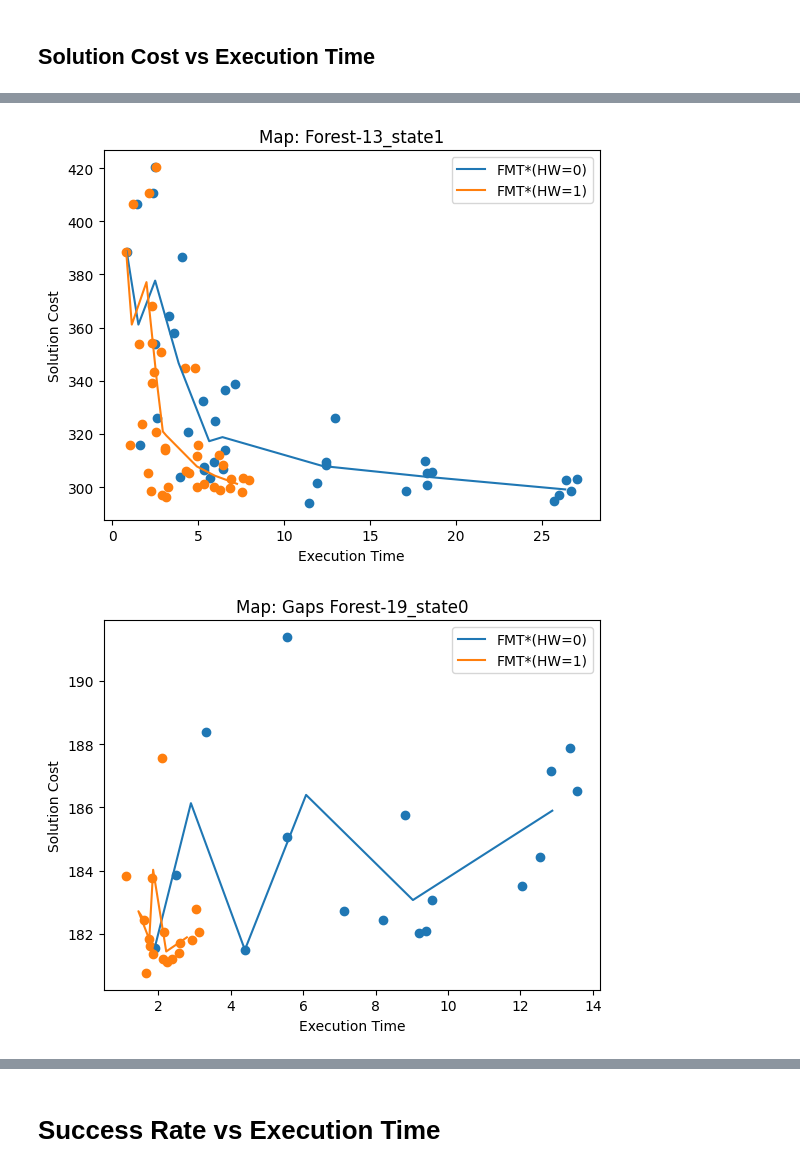
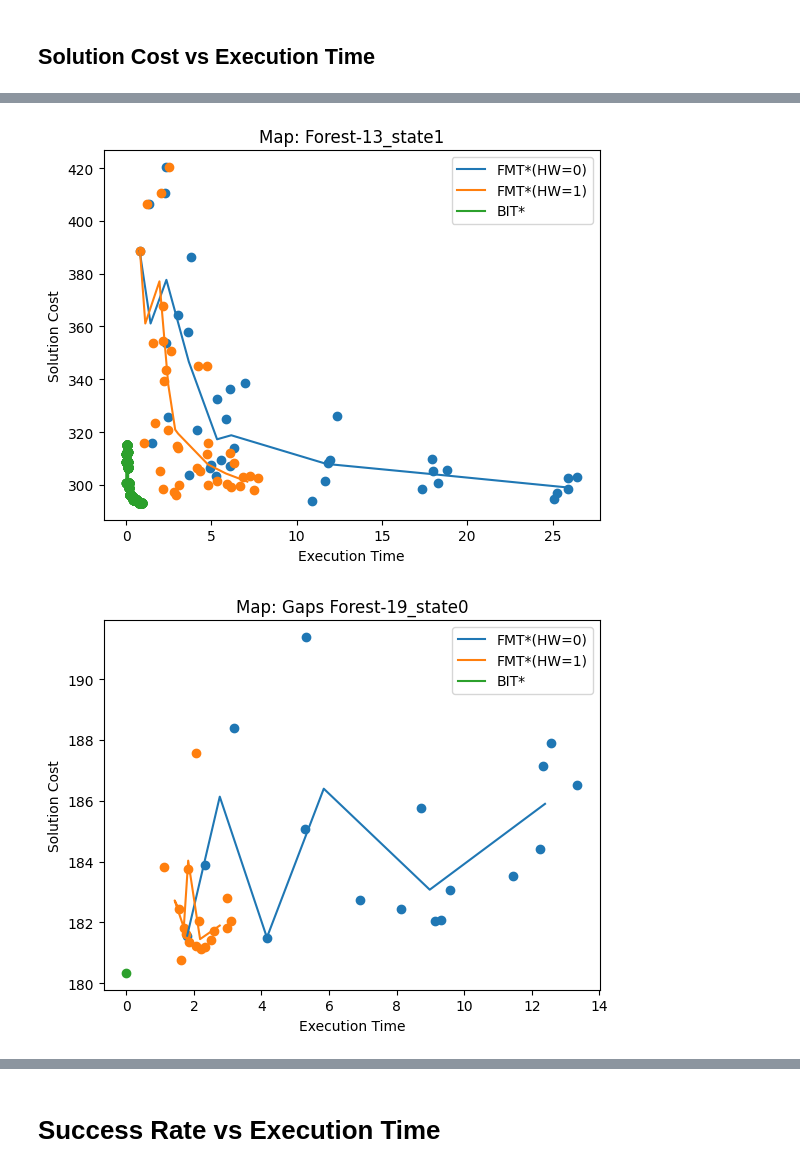
Before and after one commit to SumantBagri/Sampling-Based-Asymptotically-Optimal-Path-Planning-Algorithms, a Jupyter notebook: src/results.ipynb, the cells around one changed output, grey strips where cells are left out. Drawn from its saved outputs; the diff is of its cells as text; code cells hidden in the pictures.

Commit message:
Results - Adding plotting functionality for BIT*

```diff
--- a/src/results.ipynb
+++ b/src/results.ipynb
@@ -37,0 +35,5 @@ bitdf = pd.read_csv('bit_star/results/evaluation_data/test.csv')
+# %%
+bitdf = pd.read_csv('bit_star/results/evaluation_data/test.csv')
+bitdf["Start Point"] = [str(list(reversed(lv(bitdf["Start Point"][i])))) for i in range(len(bitdf))]
+bitdf["Goal Point"] = [str(list(reversed(lv(bitdf["Goal Point"][i])))) for i in range(len(bitdf))]
+bitdf["Any Path Found"] = bitdf["Any Path Found"].astype('int')
@@ -46,7 +52,6 @@ for idx in dlist[0]["Map Id"].unique():
         ax.set_xlabel("Execution Time")
         ax.set_ylabel("Solution Cost")
         ax.set_title(f"Map: {MAPS[idx]}-{idx}_state{j}")
-        ax.legend(loc='upper right')
         # FMT*
         for i, ddf in enumerate(dlist):
             mapi_data = ddf[(ddf["Map Id"] == idx) & (ddf["Start Point"] == sp) & (ddf["Any Path Found"])]
@@ -59,7 +64,8 @@ for idx in dlist[0]["Map Id"].unique():
         mapi_data = bitdf[(bitdf["Map Id"] == idx) & (bitdf["Start Point"] == sp) & (bitdf["Any Path Found"])]
         plotdf = mapi_data[["Timestep", "Current Path Cost", "Iteration"]].groupby("Iteration").mean()
         ax.scatter(plotdf["Timestep"], plotdf["Current Path Cost"])
-        ax.plot(plotdf["Timestep"], plotdf["Current Path Cost"], label=f"BIT*")
+        ax.plot(plotdf["Timestep"], plotdf["Current Path Cost"], label="BIT*")
+        ax.legend(loc='upper right')
         # Save plot
         fig.savefig(f"results/scVet_{MAPS[idx]}-{idx}_state{j}.png", bbox_inches="tight")
 # %% [output]
@@ -71,2 +77,2 @@ for idx in dlist[0]["Map Id"].unique():
-[figure, old version]
+[figure, new version]
-[figure, old version]
+[figure, new version]
```
Also changed, not shown: parts of 9 cells of this notebook, 42 other files.
